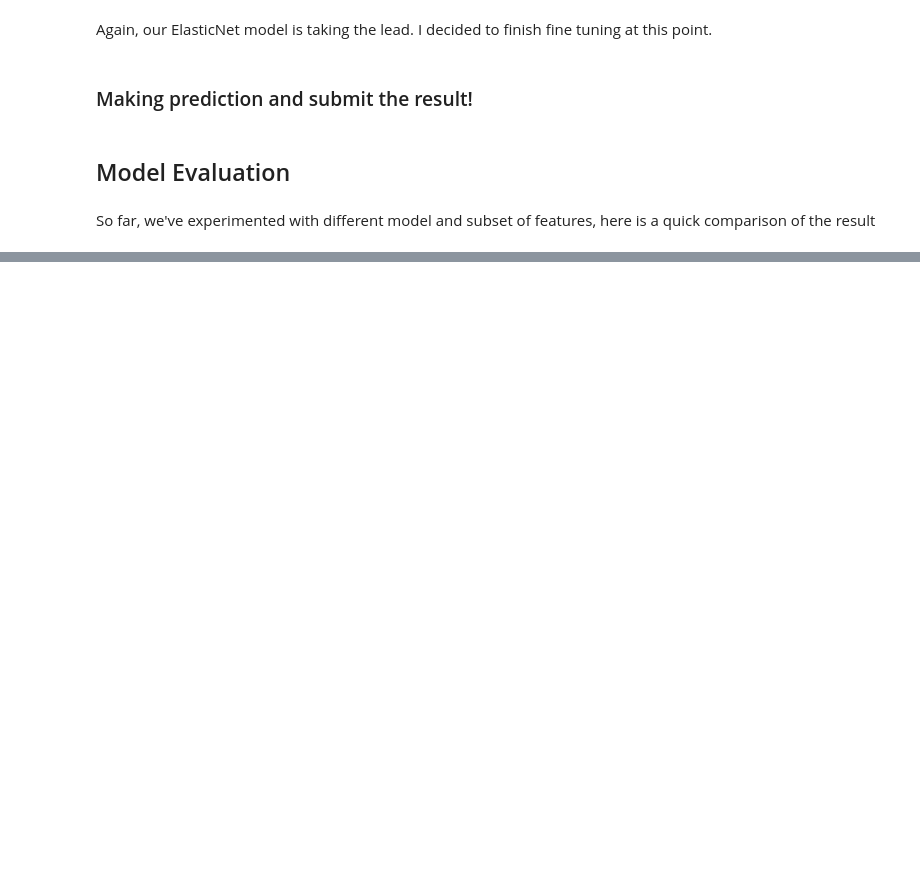
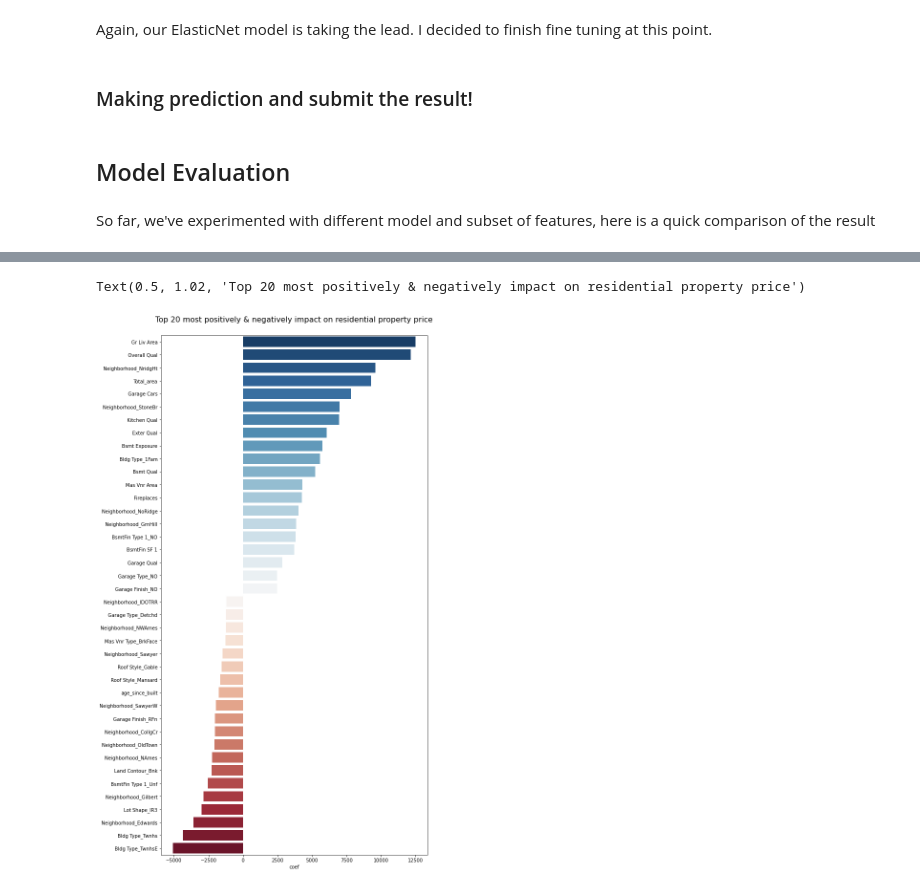
Before and after one commit to Joeycooky/DSI_Project_2, a Jupyter notebook: Code/model_polyorder2.ipynb, the cells around one changed output, grey strips where cells are left out. Drawn from its saved outputs; the diff is of its cells as text; code cells hidden in the pictures; blank space fills up the shorter version.

```diff
--- a/Code/model_polyorder2.ipynb
+++ b/Code/model_polyorder2.ipynb
@@ -638,0 +681,18 @@ So far, we've experimented with different model and subset of features, here is
+# %%
+#load pre-trained model
+
+# ridge = load('ridge_regressor.joblib')
+# lasso = load('lasso_regressor.joblib')
+enet = load('enet_regressor.joblib')
+
+
+
+#Elasticnet LR
+# l1_ratio = np.linspace(0, 1, 11)
+# l_alphas = np.arange(0.001, 1, 0.01)
+# enet_cv = ElasticNetCV(alphas=l_alphas, l1_ratio=l1_ratio, max_iter=5000,cv=5)
+# enet_cv.fit(X_train,y_train)
+
+# enet = ElasticNet(alpha=enet_cv.alpha_, l1_ratio=enet_cv.l1_ratio_, max_iter=100000, warm_start=True)
+#fit
+enet.fit(X_train,y_train)
@@ -638,0 +701,4 @@ So far, we've experimented with different model and subset of features, here is
+# %%
+summary = pd.DataFrame(index=X_train.columns)
+# summary['feature'] = X_train.columns
+summary['coef'] = enet.coef_
@@ -638,0 +712,20 @@ So far, we've experimented with different model and subset of features, here is
+# %%
+#Top and Bottom affecting feature
+top_bot_20 = pd.concat([
+    summary.sort_values(by='coef', ascending=False)[:20],
+    summary.sort_values(by='coef', ascending=True)[:20]
+],
+                       axis=0)
+top_bot_20 = top_bot_20.sort_values(by='coef',ascending=False)
+top_bot_20
+
+plt.figure(figsize = (10,20))
+g = sns.barplot(data=top_bot_20,
+            x='coef',
+            y=top_bot_20.index,
+           palette='RdBu_r')
+g.set_title('Top 20 most positively & negatively impact on residential property price',y=1.02,fontsize=16)
+g.set_xlabel('coeffici')
+# %% [output]
+Text(0.5, 1.02, 'Top 20 most positively & negatively impact on residential property price')
+[figure, added]
```
Also changed, not shown: parts of 30 cells of this notebook, 12 other files.
